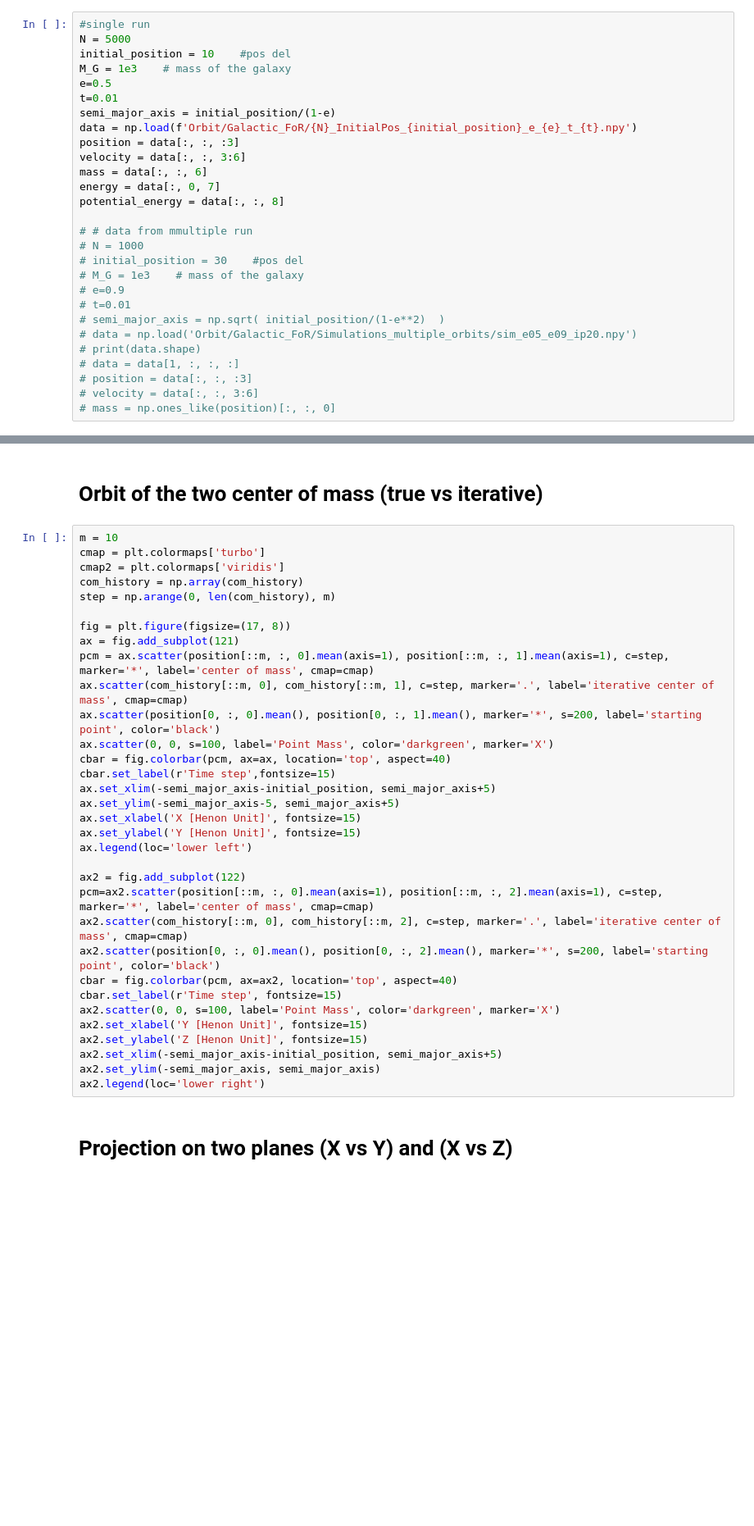
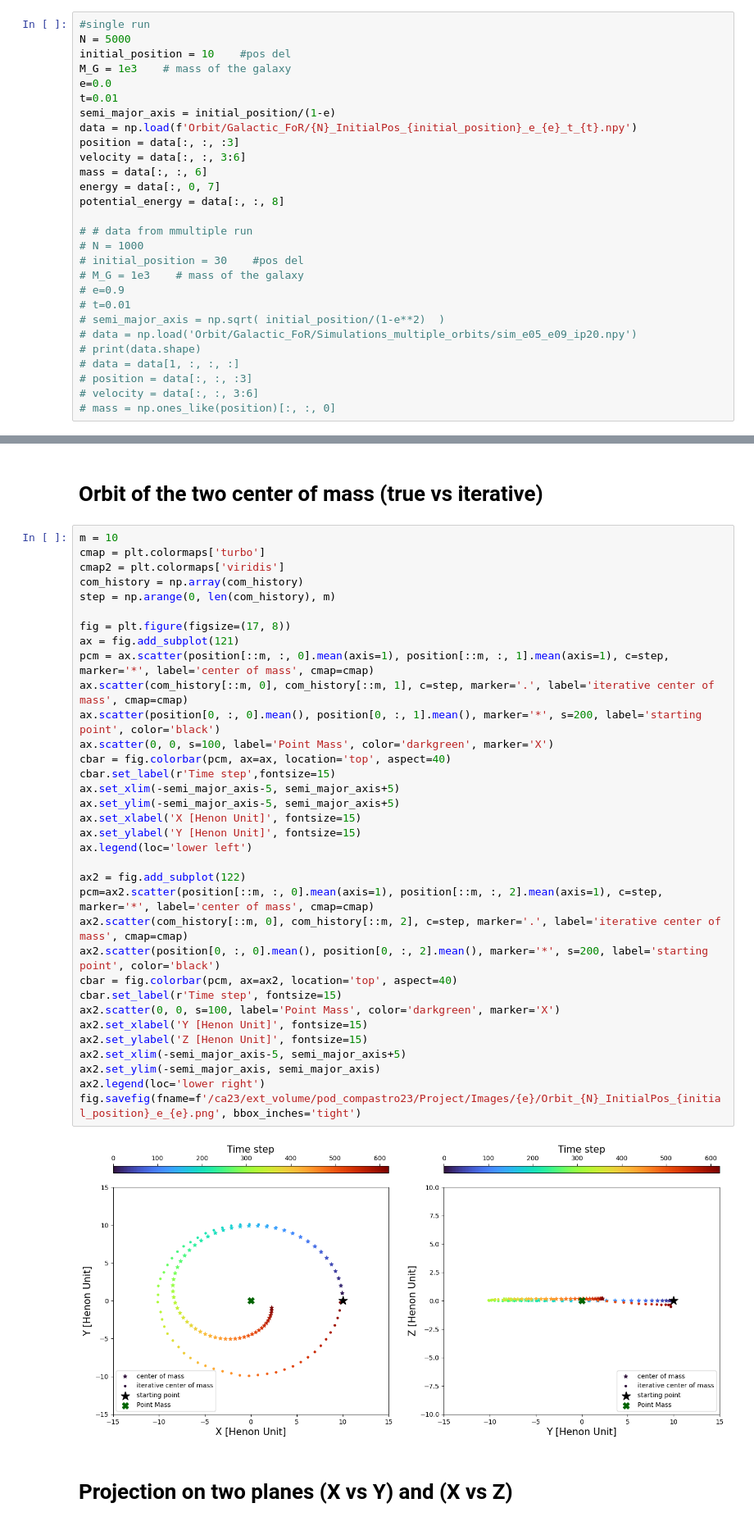
Before and after one commit to Berto70/pod_compastro23, a Jupyter notebook: Project/Analysis.ipynb, the cells around one changed output, grey strips where cells are left out. Shown at 82% size. Cells and saved outputs as stored; diff of their text form; blank space fills up the shorter version.

Commit message:
Plot for e=0.5 and e=0.0 finish

```diff
--- a/Project/Analysis.ipynb
+++ b/Project/Analysis.ipynb
@@ -64,7 +64,7 @@ def cyl_coord(pos, vel):
 N = 5000
 initial_position = 10    #pos del
 M_G = 1e3    # mass of the galaxy
-e=0.5
+e=0.0
 t=0.01
 semi_major_axis = initial_position/(1-e)
 data = np.load(f'Orbit/Galactic_FoR/{N}_InitialPos_{initial_position}_e_{e}_t_{t}.npy')
@@ -449,35 +449,38 @@ fig.savefig(fname=f'/ca23/ext_volume/pod_compastro23/Project/Images/{e}/Velocity
 m = 10
 cmap = plt.colormaps['turbo']
 cmap2 = plt.colormaps['viridis']
 com_history = np.array(com_history)
 step = np.arange(0, len(com_history), m)
 
 fig = plt.figure(figsize=(17, 8))
 ax = fig.add_subplot(121)
 pcm = ax.scatter(position[::m, :, 0].mean(axis=1), position[::m, :, 1].mean(axis=1), c=step,  marker='*', label='center of mass', cmap=cmap)
 ax.scatter(com_history[::m, 0], com_history[::m, 1], c=step, marker='.', label='iterative center of mass', cmap=cmap)
 ax.scatter(position[0, :, 0].mean(), position[0, :, 1].mean(), marker='*', s=200, label='starting point', color='black')
 ax.scatter(0, 0, s=100, label='Point Mass', color='darkgreen', marker='X')
 cbar = fig.colorbar(pcm, ax=ax, location='top', aspect=40)
 cbar.set_label(r'Time step',fontsize=15)
-ax.set_xlim(-semi_major_axis-initial_position, semi_major_axis+5)
+ax.set_xlim(-semi_major_axis-5, semi_major_axis+5)
 ax.set_ylim(-semi_major_axis-5, semi_major_axis+5)
 ax.set_xlabel('X [Henon Unit]', fontsize=15)
 ax.set_ylabel('Y [Henon Unit]', fontsize=15)
 ax.legend(loc='lower left')
 
 ax2 = fig.add_subplot(122)
 pcm=ax2.scatter(position[::m, :, 0].mean(axis=1), position[::m, :, 2].mean(axis=1), c=step,  marker='*', label='center of mass', cmap=cmap)
 ax2.scatter(com_history[::m, 0], com_history[::m, 2], c=step, marker='.', label='iterative center of mass', cmap=cmap)
 ax2.scatter(position[0, :, 0].mean(), position[0, :, 2].mean(), marker='*', s=200, label='starting point', color='black')
 cbar = fig.colorbar(pcm, ax=ax2, location='top', aspect=40)
 cbar.set_label(r'Time step', fontsize=15)
 ax2.scatter(0, 0, s=100, label='Point Mass', color='darkgreen', marker='X')
 ax2.set_xlabel('Y [Henon Unit]', fontsize=15)
 ax2.set_ylabel('Z [Henon Unit]', fontsize=15)
-ax2.set_xlim(-semi_major_axis-initial_position, semi_major_axis+5)
+ax2.set_xlim(-semi_major_axis-5, semi_major_axis+5)
 ax2.set_ylim(-semi_major_axis, semi_major_axis)
 ax2.legend(loc='lower right')
+fig.savefig(fname=f'/ca23/ext_volume/pod_compastro23/Project/Images/{e}/Orbit_{N}_InitialPos_{initial_position}_e_{e}.png', bbox_inches='tight')
+# %% [output]
+[figure, added]
 # %% [markdown]
 # Projection on two planes (X vs Y) and (X vs Z)
 # %%
```
Also changed, not shown: parts of 10 cells of this notebook.
